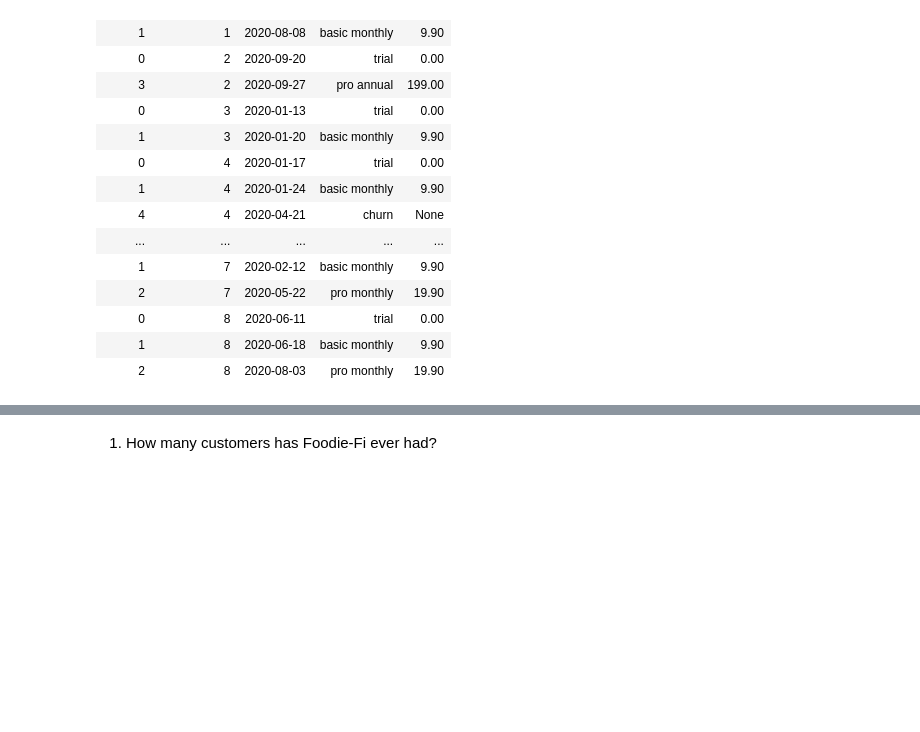
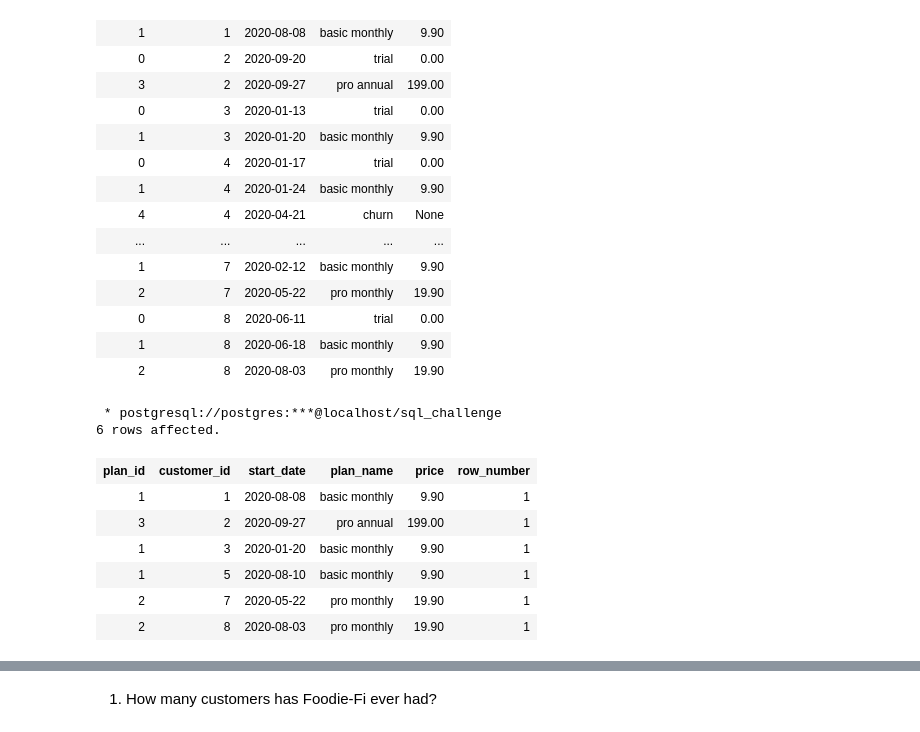
Before and after one commit to joshuaati/8_weeks_sql_challenge, a Jupyter notebook: week 3/queries.ipynb, the cells around one changed output, grey strips where cells are left out. Drawn from its saved outputs; the diff is of its cells as text; code cells hidden in the pictures; blank space fills up the shorter version.

```diff
--- a/week 3/queries.ipynb
+++ b/week 3/queries.ipynb
@@ -81,6 +81,27 @@ LIMIT 20
 | 0 | 8 | 2020-06-11 | trial | 0.00 |
 | 1 | 8 | 2020-06-18 | basic monthly | 9.90 |
 | 2 | 8 | 2020-08-03 | pro monthly | 19.90 |
+# %%
+%%sql
+SELECT * FROM(
+    SELECT *, ROW_NUMBER () OVER(PARTITION BY customer_id  ORDER BY start_date DESC)
+    FROM foodie_fi.subscriptions
+    JOIN foodie_fi.plans
+    USING(plan_id)
+    WHERE customer_id BETWEEN 1 and 8
+    ORDER BY customer_id, start_date)   t1
+WHERE row_number = 1
+and plan_name != 'churn'
+# %% [output]
+ * postgresql://postgres:***@localhost/sql_challenge
+6 rows affected.
+| plan_id | customer_id | start_date | plan_name | price | row_number |
+| 1 | 1 | 2020-08-08 | basic monthly | 9.90 | 1 |
+| 3 | 2 | 2020-09-27 | pro annual | 199.00 | 1 |
+| 1 | 3 | 2020-01-20 | basic monthly | 9.90 | 1 |
+| 1 | 5 | 2020-08-10 | basic monthly | 9.90 | 1 |
+| 2 | 7 | 2020-05-22 | pro monthly | 19.90 | 1 |
+| 2 | 8 | 2020-08-03 | pro monthly | 19.90 | 1 |
 # %%
 %%sql
 SELECT *
```
Also changed, not shown: parts of 11 cells of this notebook.
